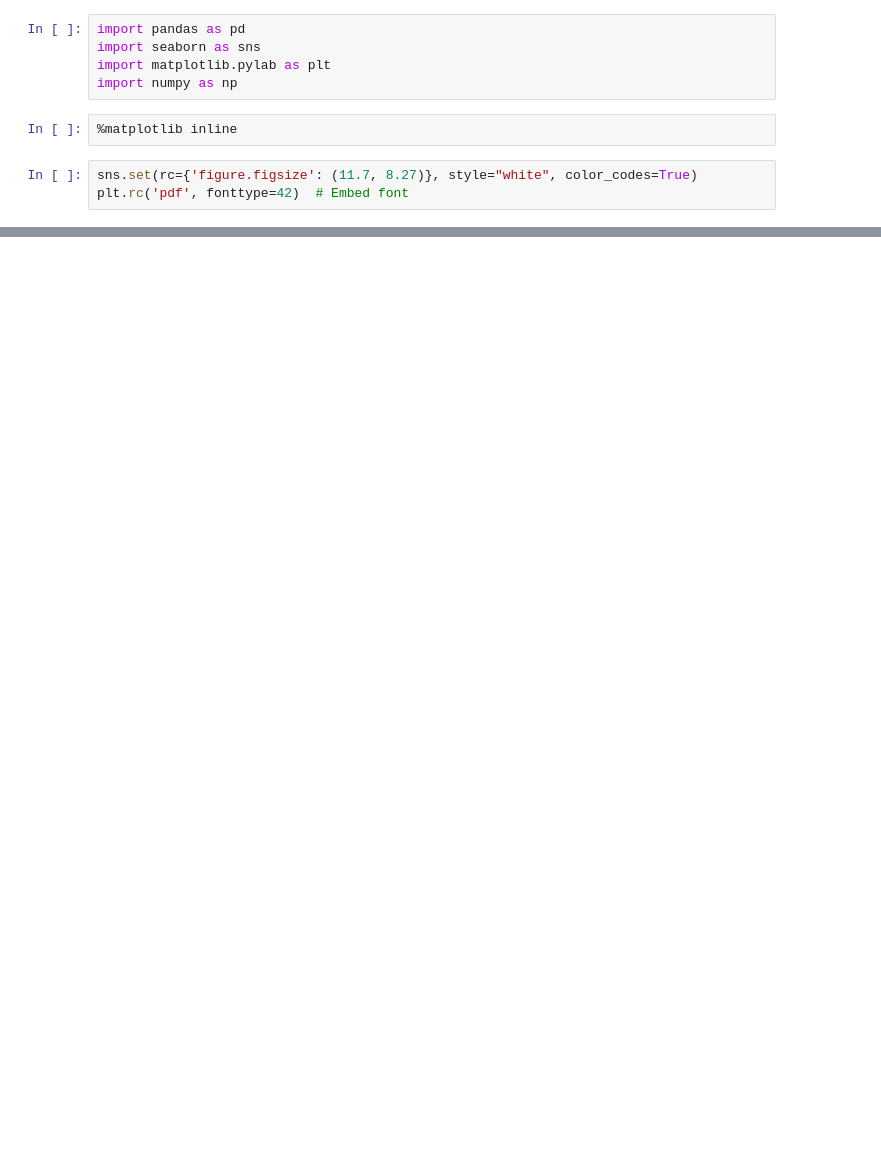
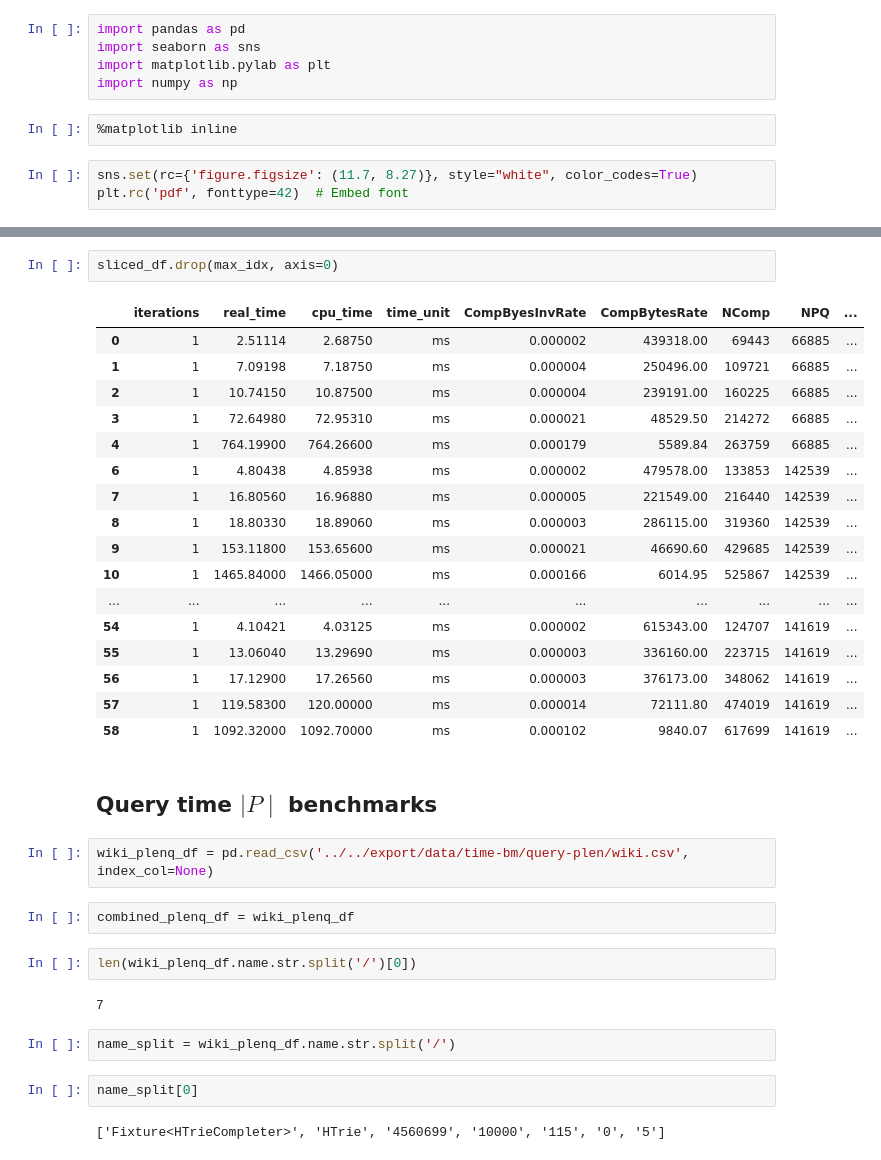
Before and after one commit to unnikrishnanta/qac-eval, a Jupyter notebook: Python/Notebooks/QueryTimes.ipynb, the cells around one changed output, grey strips where cells are left out. Cells and saved outputs as stored; diff of their text form; blank space fills up the shorter version.

```diff
--- a/Python/Notebooks/QueryTimes.ipynb
+++ b/Python/Notebooks/QueryTimes.ipynb
@@ -82,0 +111,36 @@ wiki_csize_df.time_unit.unique()[0]
+# %%
+sliced_df.drop(max_idx, axis=0)
+# %% [output]
+|  | iterations | real_time | cpu_time | time_unit | CompByesInvRate | CompBytesRate | NComp | NPQ | ... |
+| 0 | 1 | 2.51114 | 2.68750 | ms | 0.000002 | 439318.00 | 69443 | 66885 | ... |
+| 1 | 1 | 7.09198 | 7.18750 | ms | 0.000004 | 250496.00 | 109721 | 66885 | ... |
+| 2 | 1 | 10.74150 | 10.87500 | ms | 0.000004 | 239191.00 | 160225 | 66885 | ... |
+| 3 | 1 | 72.64980 | 72.95310 | ms | 0.000021 | 48529.50 | 214272 | 66885 | ... |
+| 4 | 1 | 764.19900 | 764.26600 | ms | 0.000179 | 5589.84 | 263759 | 66885 | ... |
+| 6 | 1 | 4.80438 | 4.85938 | ms | 0.000002 | 479578.00 | 133853 | 142539 | ... |
+| 7 | 1 | 16.80560 | 16.96880 | ms | 0.000005 | 221549.00 | 216440 | 142539 | ... |
+| 8 | 1 | 18.80330 | 18.89060 | ms | 0.000003 | 286115.00 | 319360 | 142539 | ... |
+| 9 | 1 | 153.11800 | 153.65600 | ms | 0.000021 | 46690.60 | 429685 | 142539 | ... |
+| 10 | 1 | 1465.84000 | 1466.05000 | ms | 0.000166 | 6014.95 | 525867 | 142539 | ... |
+| ... | ... | ... | ... | ... | ... | ... | ... | ... | ... |
+| 54 | 1 | 4.10421 | 4.03125 | ms | 0.000002 | 615343.00 | 124707 | 141619 | ... |
+| 55 | 1 | 13.06040 | 13.29690 | ms | 0.000003 | 336160.00 | 223715 | 141619 | ... |
+| 56 | 1 | 17.12900 | 17.26560 | ms | 0.000003 | 376173.00 | 348062 | 141619 | ... |
+| 57 | 1 | 119.58300 | 120.00000 | ms | 0.000014 | 72111.80 | 474019 | 141619 | ... |
+| 58 | 1 | 1092.32000 | 1092.70000 | ms | 0.000102 | 9840.07 | 617699 | 141619 | ... |
+# %% [markdown]
+## Query time $\mid P \mid $ benchmarks
+# %%
+wiki_plenq_df = pd.read_csv('../../export/data/time-bm/query-plen/wiki.csv', index_col=None)
+# %%
+combined_plenq_df = wiki_plenq_df
+# %%
+len(wiki_plenq_df.name.str.split('/')[0])
+# %% [output]
+7
+# %%
+name_split = wiki_plenq_df.name.str.split('/')
+# %%
+name_split[0]
+# %% [output]
+['Fixture<HTrieCompleter>', 'HTrie', '4560699', '10000', '115', '0', '5']
```
Also changed, not shown: parts of 34 cells of this notebook, 11 other files.
